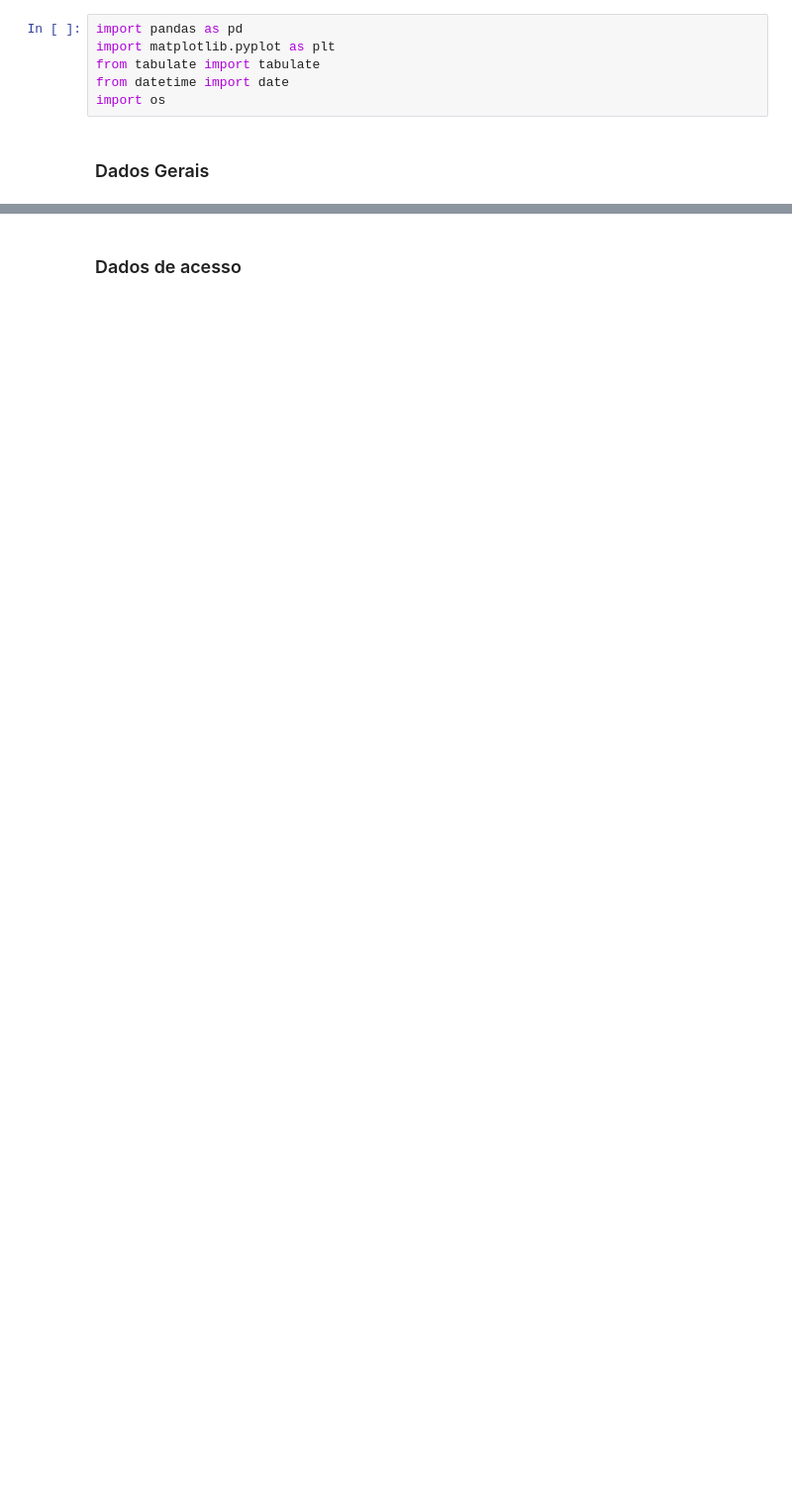
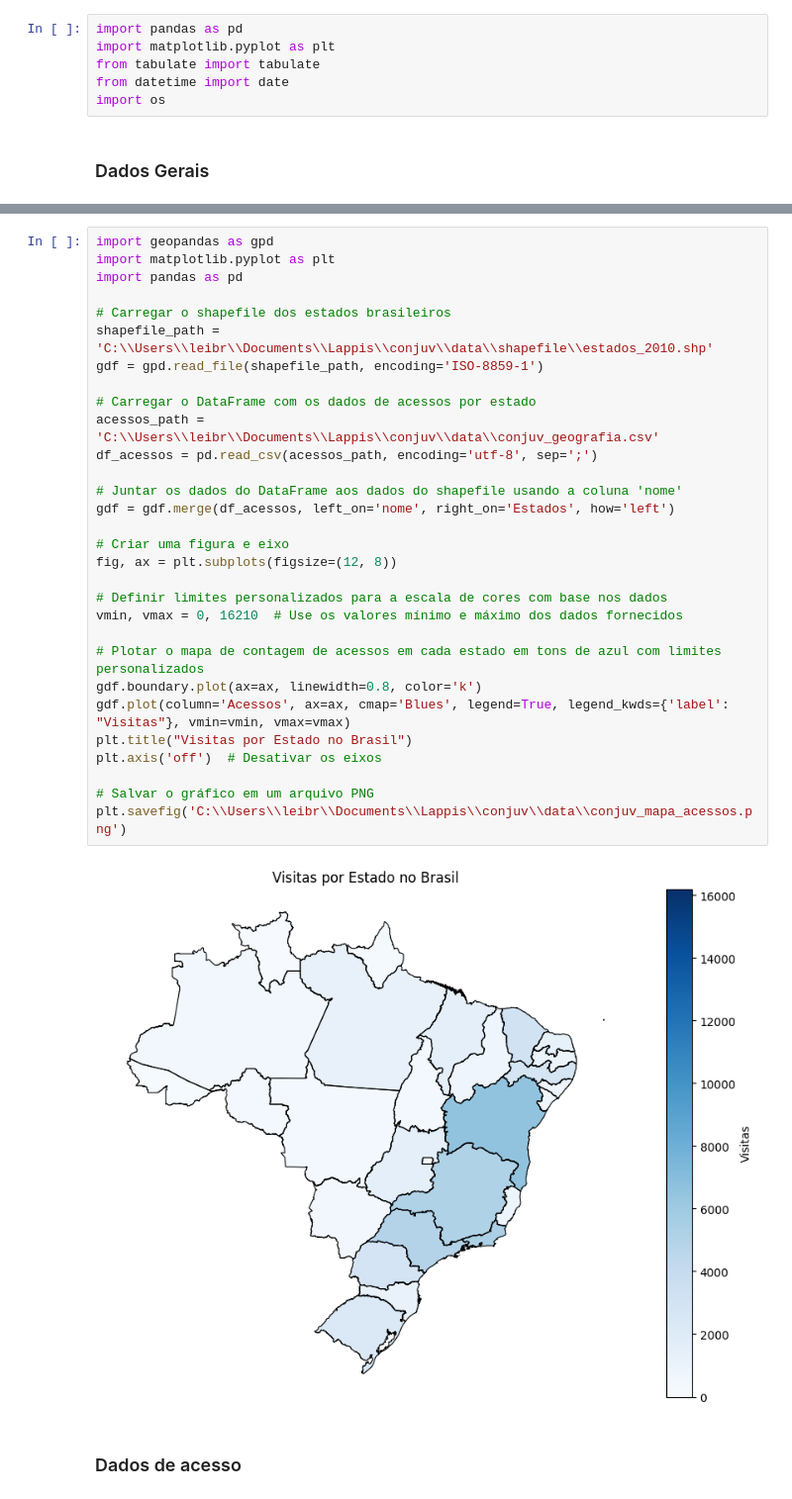
Before and after one commit to lappis-unb/ecossistemasl, a Jupyter notebook: relatórios/conjuv/relatorio.ipynb, the cells around one changed output, grey strips where cells are left out. Shown at 99% size. Saved outputs shown, nothing was run; the diff lists cells and outputs as text; blank space fills up the shorter version.

```diff
--- a/relatórios/conjuv/relatorio.ipynb
+++ b/relatórios/conjuv/relatorio.ipynb
@@ -39,3 +99,35 @@ dados_gerais = dados_gerais.to_markdown(index=False)
+# %%
+import geopandas as gpd
+import matplotlib.pyplot as plt
+import pandas as pd
+
+# Carregar o shapefile dos estados brasileiros
+shapefile_path = 'C:\\Users\\leibr\\Documents\\Lappis\\conjuv\\data\\shapefile\\estados_2010.shp'
+gdf = gpd.read_file(shapefile_path, encoding='ISO-8859-1')
+
+# Carregar o DataFrame com os dados de acessos por estado
+acessos_path = 'C:\\Users\\leibr\\Documents\\Lappis\\conjuv\\data\\conjuv_geografia.csv'
+df_acessos = pd.read_csv(acessos_path, encoding='utf-8', sep=';')
+
+# Juntar os dados do DataFrame aos dados do shapefile usando a coluna 'nome'
+gdf = gdf.merge(df_acessos, left_on='nome', right_on='Estados', how='left')
+
+# Criar uma figura e eixo
+fig, ax = plt.subplots(figsize=(12, 8))
+
+# Definir limites personalizados para a escala de cores com base nos dados
+vmin, vmax = 0, 16210  # Use os valores mínimo e máximo dos dados fornecidos
+
+# Plotar o mapa de contagem de acessos em cada estado em tons de azul com limites personalizados
+gdf.boundary.plot(ax=ax, linewidth=0.8, color='k')
+gdf.plot(column='Acessos', ax=ax, cmap='Blues', legend=True, legend_kwds={'label': "Visitas"}, vmin=vmin, vmax=vmax)
+plt.title("Visitas por Estado no Brasil")
+plt.axis('off')  # Desativar os eixos
+
+# Salvar o gráfico em um arquivo PNG
+plt.savefig('C:\\Users\\leibr\\Documents\\Lappis\\conjuv\\data\\conjuv_mapa_acessos.png')
+# %% [output]
+[figure, added]
 # %% [markdown]
 ### Dados de acesso
 # %%
```
Also changed, not shown: parts of 9 cells of this notebook, 2 other files.
